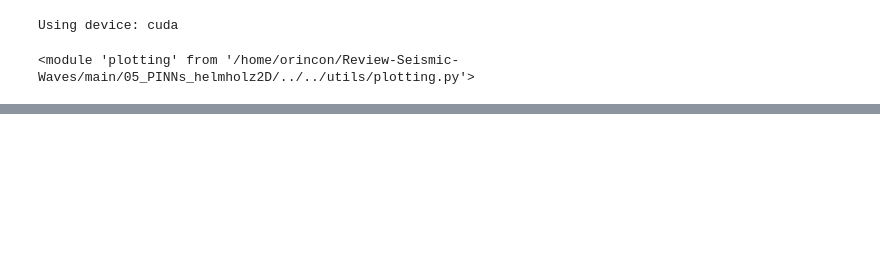
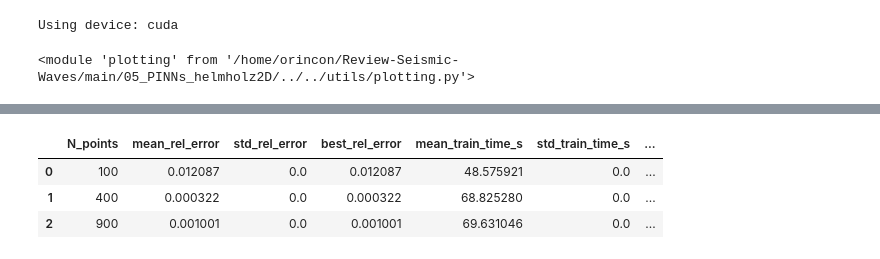
Before and after one commit to oscar-rincon/Review-Seismic-Waves, a Jupyter notebook: main/05_PINNs_helmholz2D/PINNs_helmholtz2D.ipynb, the cells around one changed output, grey strips where cells are left out. Cells and saved outputs as stored; diff of their text form; code cells hidden in the pictures; blank space fills up the shorter version.

```diff
--- a/main/05_PINNs_helmholz2D/PINNs_helmholtz2D.ipynb
+++ b/main/05_PINNs_helmholz2D/PINNs_helmholtz2D.ipynb
@@ -241,0 +500,7 @@ plt.show()
+# %%
+df
+# %% [output]
+|  | N_points | mean_rel_error | std_rel_error | best_rel_error | mean_train_time_s | std_train_time_s | ... |
+| 0 | 100 | 0.012087 | 0.0 | 0.012087 | 48.575921 | 0.0 | ... |
+| 1 | 400 | 0.000322 | 0.0 | 0.000322 | 68.825280 | 0.0 | ... |
+| 2 | 900 | 0.001001 | 0.0 | 0.001001 | 69.631046 | 0.0 | ... |
```
Also changed, not shown: parts of 9 cells of this notebook, 24 other files.
